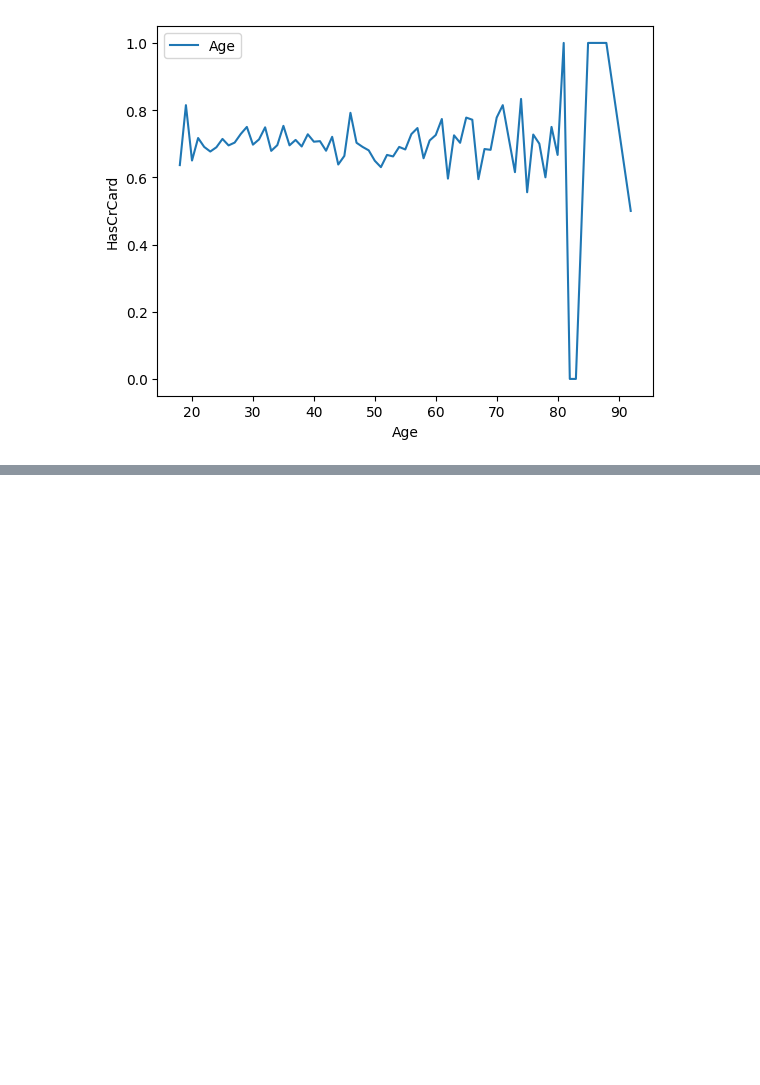
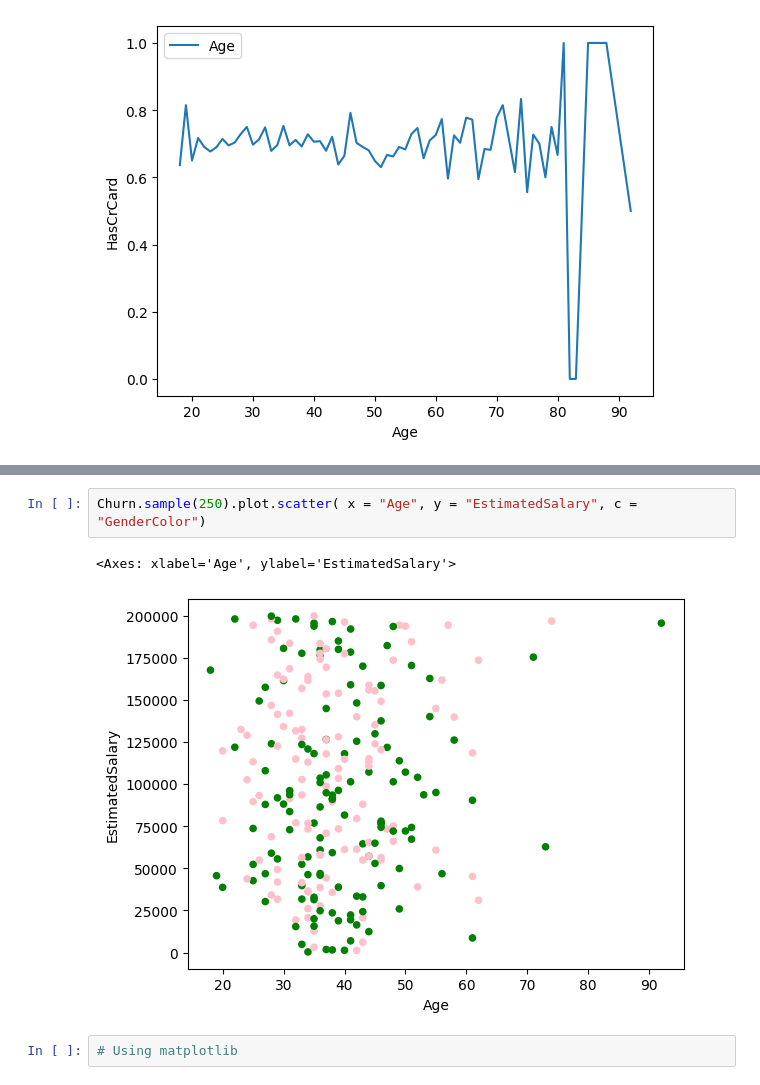
Before and after one commit to dustyAlgo/Covid-19, a Jupyter notebook: data_viz.ipynb, the cells around one changed output, grey strips where cells are left out. Drawn from its saved outputs; the diff is of its cells as text; blank space fills up the shorter version.

```diff
--- a/data_viz.ipynb
+++ b/data_viz.ipynb
@@ -88,0 +111,7 @@ sns.lineplot(data = Churn_avg_age, x = 'Age', y = 'HasCrCard', label = "Age")
+# %%
+Churn.sample(250).plot.scatter( x = "Age", y = "EstimatedSalary", c = "GenderColor")
+# %% [output]
+<Axes: xlabel='Age', ylabel='EstimatedSalary'>
+[figure, added]
+# %%
+# Using matplotlib
```
Also changed, not shown: parts of 8 cells of this notebook.
